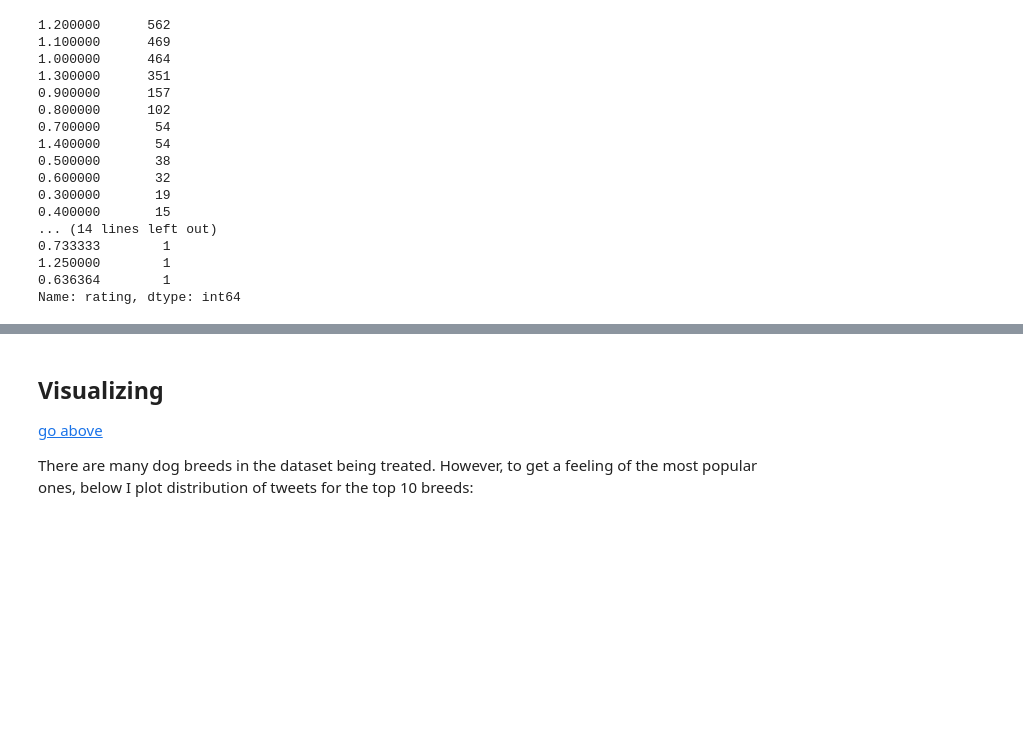
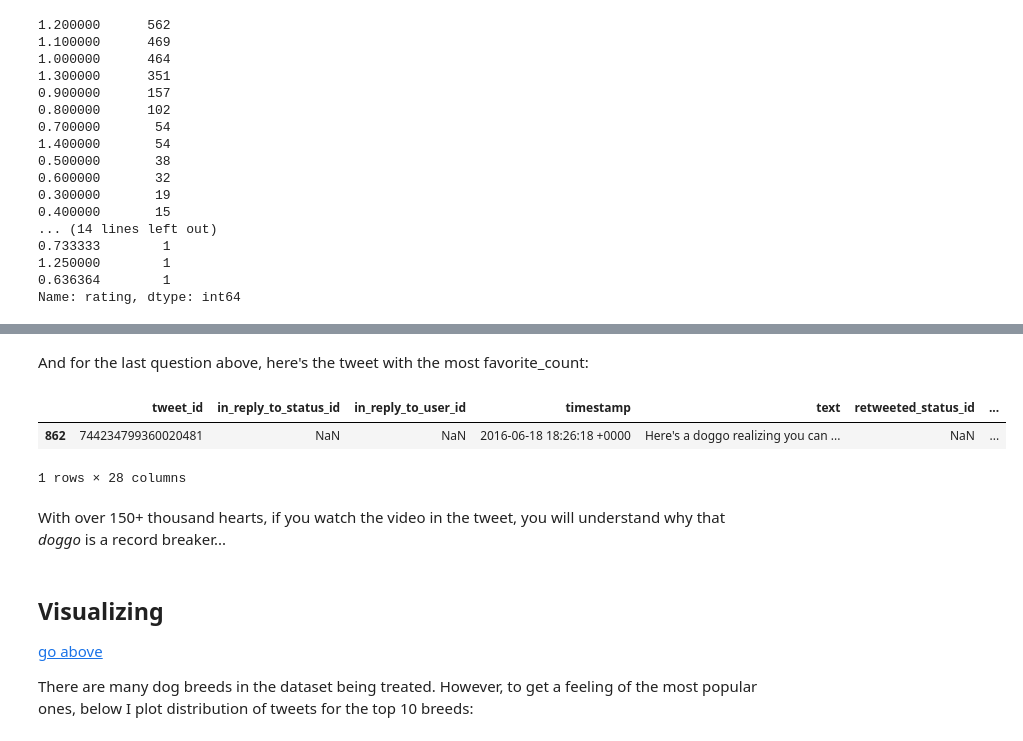
Before and after one commit to omendezmorales/Project4, a Jupyter notebook: wrangle_act.ipynb, the cells around one changed output, grey strips where cells are left out. Saved outputs shown, nothing was run; the diff lists cells and outputs as text; code cells hidden in the pictures; blank space fills up the shorter version.

```diff
--- a/wrangle_act.ipynb
+++ b/wrangle_act.ipynb
@@ -742,3 +835,13 @@ Name: rating, dtype: int64
+# %% [markdown]
+And for the last question above, here's the tweet with the most favorite_count:
+# %%
+master_df[master_df.favorite_count == master_df.favorite_count.max()]
+# %% [output]
+|  | tweet_id | in_reply_to_status_id | in_reply_to_user_id | timestamp | text | retweeted_status_id | ... |
+| 862 | 744234799360020481 | NaN | NaN | 2016-06-18 18:26:18 +0000 | Here's a doggo realizing you can ... | NaN | ... |
+1 rows × 28 columns
+# %% [markdown]
+With over 150+ thousand hearts, if you watch the video in the tweet, you will understand why that *doggo* is a record breaker...
 # %% [markdown]
 <a id='plot'></id>
 ## Visualizing ##
```
Also changed, not shown: parts of 24 cells of this notebook.
